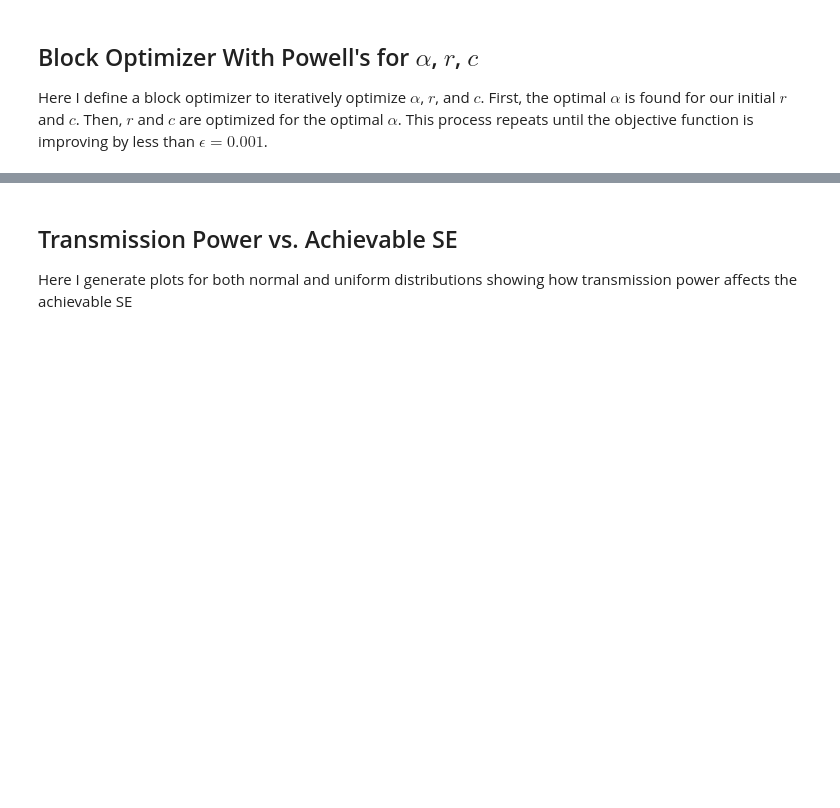
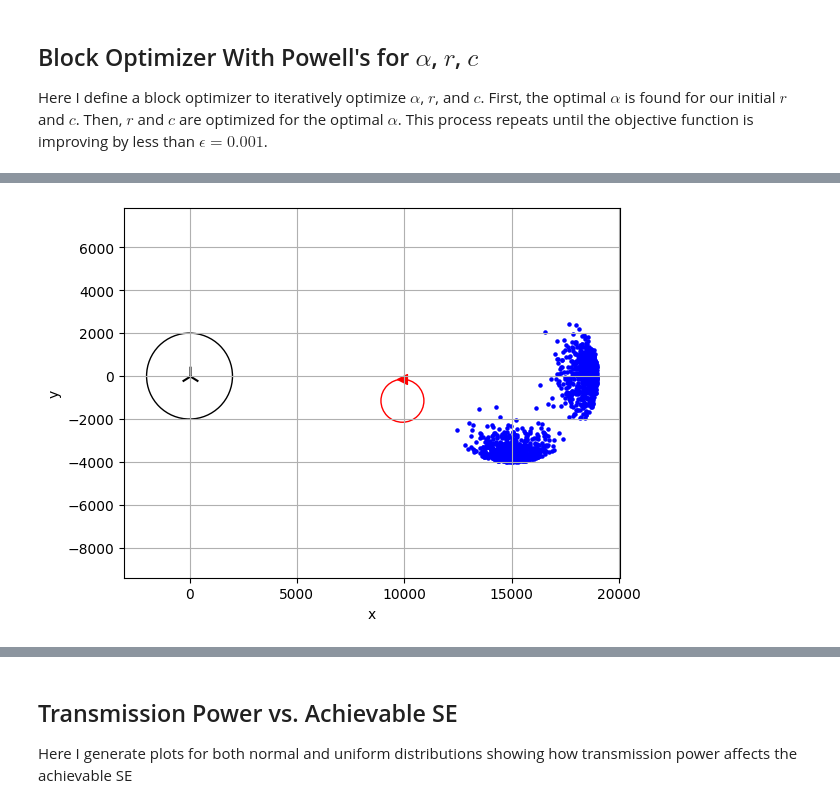
Before and after one commit to danielbonkowsky/uav-optimization, a Jupyter notebook: montecarlo-simulation/simulation.ipynb, the cells around one changed output, grey strips where cells are left out. Cells and saved outputs as stored; diff of their text form; code cells hidden in the pictures; blank space fills up the shorter version.

```diff
--- a/montecarlo-simulation/simulation.ipynb
+++ b/montecarlo-simulation/simulation.ipynb
@@ -8,6 +8,12 @@ from math import pi, log10, log2, sqrt, cos, sin
 from scipy.optimize import minimize, minimize_scalar
 from mpl_toolkits.mplot3d import Axes3D
 from distributions import southernUtah, saltLakeCity, sanDiego, twinCities, oneFarOneClose
+from sca import sca_optimize_uav_circle
+
+seed = 324
+random.seed(seed)
+np.random.seed(seed)
+rng = np.random.default_rng(seed)
 # %% [markdown]
 ## Parameters
 - $r$ = radius of the UAV's flight path
@@ -67,10 +74,7 @@ WAVELENGTH = scipy.constants.c / F # meters
 ## User Generation
 Here we define a function to randomly generate users within the deadzone. For the purposes of the simulation, we generate the maximum number of users. Smaller flight paths may not serve every user in one rotation, but the objective is normalized over timeslots.
 # %%
-def generate_users(num_users, distribution='uniform', seed=324):
-    random.seed(seed)
-    rng = np.random.default_rng(324)
-
+def generate_users(num_users, distribution='uniform'):
     users = []
     if (distribution == 'uniform'):
         for _ in range(num_users):
@@ -114,11 +118,12 @@ def generate_users(num_users, distribution='uniform', seed=324):
             if ((x - D)**2 + y**2 < rD**2):
                 users.append((x, y))
 
+    elif (distribution == 'one-far-one-close'):
+        users = oneFarOneClose(num_users)
 
     random.shuffle(users)
     return users
 
-
 users = generate_users(K, distribution='two-skewed-normal')
 print(len(users))
 print(K)
@@ -599,0 +434,70 @@ Max se: 2.4070699642446427
+# %%
+Un_list = np.arange(0, K)
+Un_list = np.reshape(Un_list, (N, M))
+
+def sca_mean_block_descent(r0, cx0, cy0):
+    r = r0
+    cx = cx0
+    cy = cy0
+    alpha = 0.5
+
+    delta = np.inf
+    se = 0
+    it = 0
+    while (delta > 1e-6):
+        print(f'Iteration {it}')
+
+        results = sca_optimize_uav_circle(0.5, # alpha
+                                  np.asarray(users),
+                                  H,
+                                  N,
+                                  Un_list,
+                                  M,
+                                  PUtx, PAtx, GT, GR, WAVELENGTH, N0,
+                                  r_init = r0, cx_init=cx0, cy_init=cy0,
+                                  r_bounds=(r_min, r_max),
+                                  cx_bounds=(cx_min, cx_max),
+                                  cy_bounds=(cy_min, cy_max),
+                                  sca_tol=1e-6,
+                                  trust_radius=0.01,
+                                  verbose=False)
+
+        r, cx, cy = results['r'], results['cx'], results['cy']
+        alpha = mean_maximizeAlpha(r, cx, cy)
+
+        new_se = meanSE(alpha, results['r'], results['cx'], results['cy'])
+        delta = new_se - se
+
+        se = new_se
+        it += 1
+
+    return alpha, r, cx, cy, se
+
+r0 = (r_min + r_max)/2
+cx0 = (cx_min + cx_max)/2
+cy0 = (cy_min + cy_max)/2
+
+alpha_opt, r_opt, cx_opt, cy_opt, se_opt = sca_mean_block_descent(r0, cx0, cy0)
+
+print(f'Optimal alpha: {alpha_opt}')
+print(f'Optimal radius: {r_opt}')
+print(f'Optimal center: ({cx_opt}, {cy_opt})')
+print(f'Max se: {se_opt}')
+
+xs, ys = zip(*users)
+plt.scatter(xs, ys, c='b', marker='o', s=5)
+plt.scatter(0, 0, c='black', marker='2', s=200, label="Origin")
+plt.scatter(cx_opt, cy_opt+r_opt, c='r', marker='<', s=50, label="UAV")
+ax = plt.gca()  # get current axes
+coverage_zone = patches.Circle((0, 0), radius=2000, fill=False, color='black', linewidth=1)
+flight_path = patches.Circle((cx_opt, cy_opt), radius=r_opt, fill=False, color='red', linewidth=1)
+ax.add_patch(coverage_zone)
+ax.add_patch(flight_path)
+plt.grid(True)
+plt.xlabel("x")
+plt.ylabel("y")
+plt.xlim(-10000, 10000)
+plt.ylim(-10000, 10000)
+plt.axis("equal")  # equal scaling
+plt.show()
+# %% [output]
@@ -599,0 +510 @@ Max se: 2.4070699642446427
+[figure, added]
```
Also changed, not shown: parts of 15 cells of this notebook, 1 other file.
